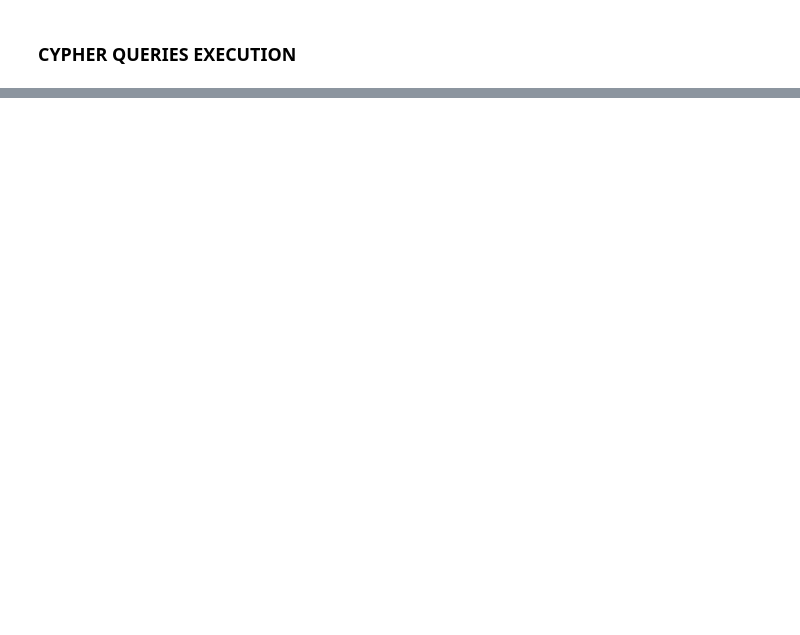
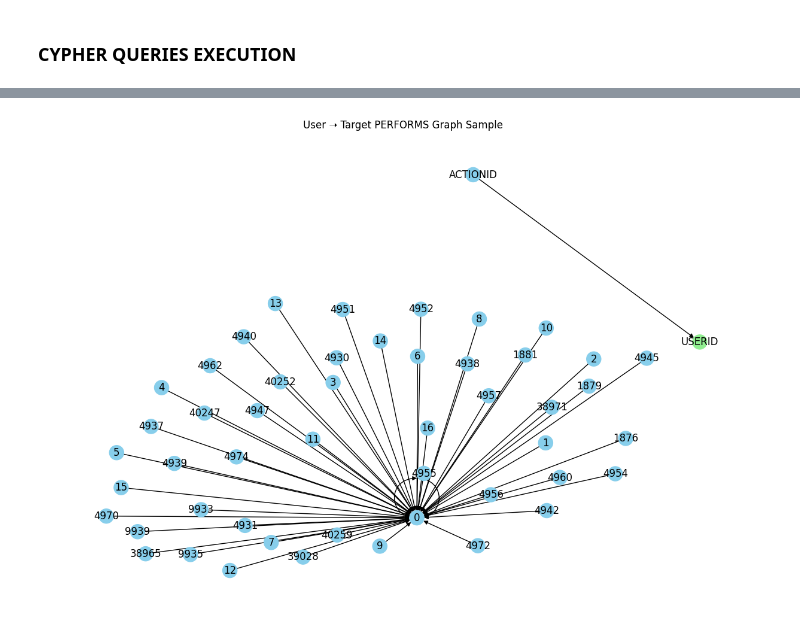
Before and after one commit to MariaSchoinaki/Big-Data-Management-Systems, a Jupyter notebook: project_3_Neo4j/solution.ipynb, the cells around one changed output, grey strips where cells are left out. Saved outputs shown, nothing was run; the diff lists cells and outputs as text; code cells hidden in the pictures; blank space fills up the shorter version.

```diff
--- a/project_3_Neo4j/solution.ipynb
+++ b/project_3_Neo4j/solution.ipynb
@@ -130,3 +332,14 @@ def run_query(tx, query):
+# %%
+def run_queries_from_file(driver, file_path, save_folder=None):
+    os.makedirs(save_folder or "query_outputs", exist_ok=True)
+    queries = load_queries_from_file(file_path)
+
+    for i, (desc, cypher) in enumerate(queries):
+        print(f"\n🔹 {desc}")
+        save_path = os.path.join(save_folder or "query_outputs", f"query_{i+1:02d}_{desc.replace(' ', '_')}.csv")
+        try:
+            save_query_to_csv(driver, cypher, save_path)
+        except Exception as e:
+            print(f"❌ Failed to execute query {i+1}: {e}")
 # %%
-with driver.session() as session:
-    session.execute_read(run_query)
+run_queries_from_file(driver, "cypher_queries.txt", save_folder="results")
@@ -132,0 +364,30 @@ with driver.session() as session:
+# %%
+import networkx as nx
+import matplotlib.pyplot as plt
+
+def visualize_graph_sample(driver, limit=50):
+    query = f"""
+    MATCH (u:User)-[r:PERFORMS]->(t:Target)
+    RETURN u.id AS user, t.id AS target
+    LIMIT {limit}
+    """
+    with driver.session(database="neo4j") as session:
+        result = session.run(query)
+        edges = [(record["user"], record["target"]) for record in result]
+
+    G = nx.DiGraph()
+    G.add_edges_from(edges)
+
+    plt.figure(figsize=(12, 8))
+    pos = nx.spring_layout(G, k=0.5, seed=2025)
+    user_nodes = {u for u, _ in edges}
+    target_nodes = {t for _, t in edges}
+    color_map = ['skyblue' if node in user_nodes else 'lightgreen' for node in G.nodes()]
+    nx.draw(G, pos, with_labels=True, node_size=300, arrows=True, node_color=color_map)
+    plt.title("User ➝ Target PERFORMS Graph Sample")
+    plt.savefig("results/graph_sample.png")
+    plt.show()
+# %%
+visualize_graph_sample(driver)
+# %% [output]
+[figure, added]
```
Also changed, not shown: parts of 20 cells of this notebook, 18 other files.
